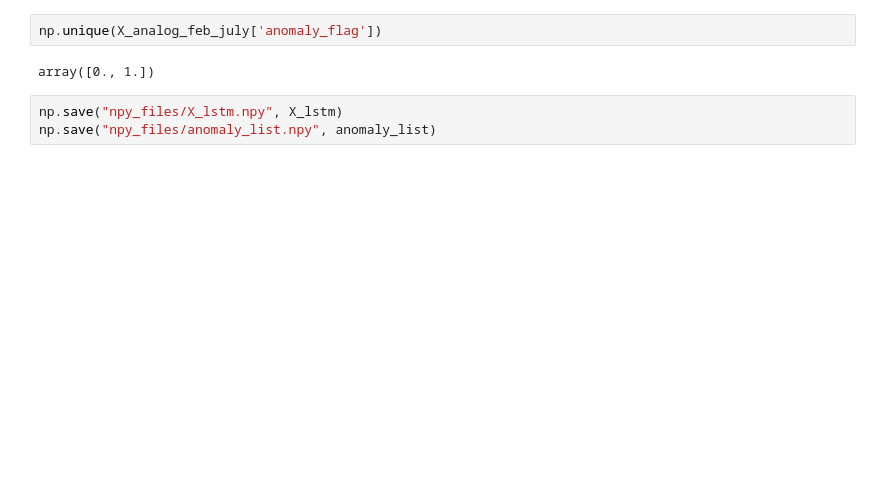
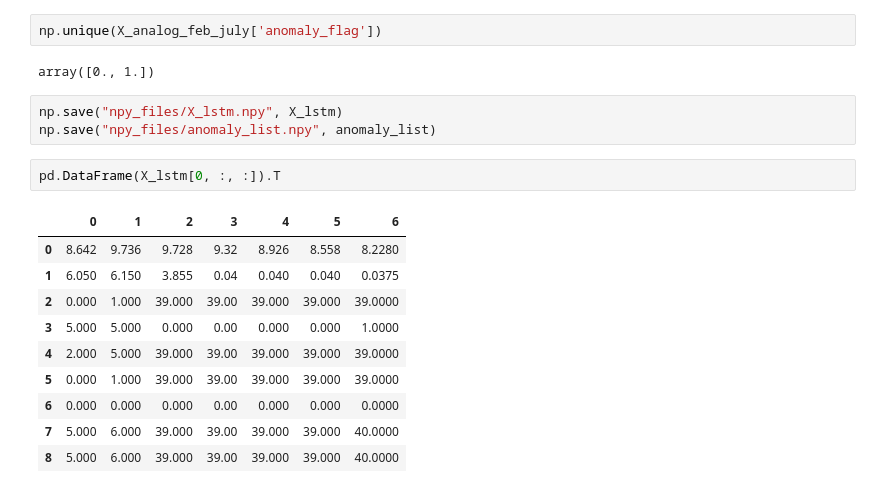
Before and after one commit to joaotiago-dias/metro_porto, a Jupyter notebook: data_preparation.ipynb, the cells around one changed output. Drawn from its saved outputs; the diff is of its cells as text; blank space fills up the shorter version.

```diff
--- a/data_preparation.ipynb
+++ b/data_preparation.ipynb
@@ -584,3 +584,16 @@ array([0., 1.])
 # %%
 np.save("npy_files/X_lstm.npy", X_lstm)
 np.save("npy_files/anomaly_list.npy", anomaly_list)
+# %%
+pd.DataFrame(X_lstm[0, :, :]).T
+# %% [output]
+|  | 0 | 1 | 2 | 3 | 4 | 5 | 6 |
+| 0 | 8.642 | 9.736 | 9.728 | 9.32 | 8.926 | 8.558 | 8.2280 |
+| 1 | 6.050 | 6.150 | 3.855 | 0.04 | 0.040 | 0.040 | 0.0375 |
+| 2 | 0.000 | 1.000 | 39.000 | 39.00 | 39.000 | 39.000 | 39.0000 |
+| 3 | 5.000 | 5.000 | 0.000 | 0.00 | 0.000 | 0.000 | 1.0000 |
+| 4 | 2.000 | 5.000 | 39.000 | 39.00 | 39.000 | 39.000 | 39.0000 |
+| 5 | 0.000 | 1.000 | 39.000 | 39.00 | 39.000 | 39.000 | 39.0000 |
+| 6 | 0.000 | 0.000 | 0.000 | 0.00 | 0.000 | 0.000 | 0.0000 |
+| 7 | 5.000 | 6.000 | 39.000 | 39.00 | 39.000 | 39.000 | 40.0000 |
+| 8 | 5.000 | 6.000 | 39.000 | 39.00 | 39.000 | 39.000 | 40.0000 |
```
Also changed, not shown: parts of 9 cells of this notebook.
